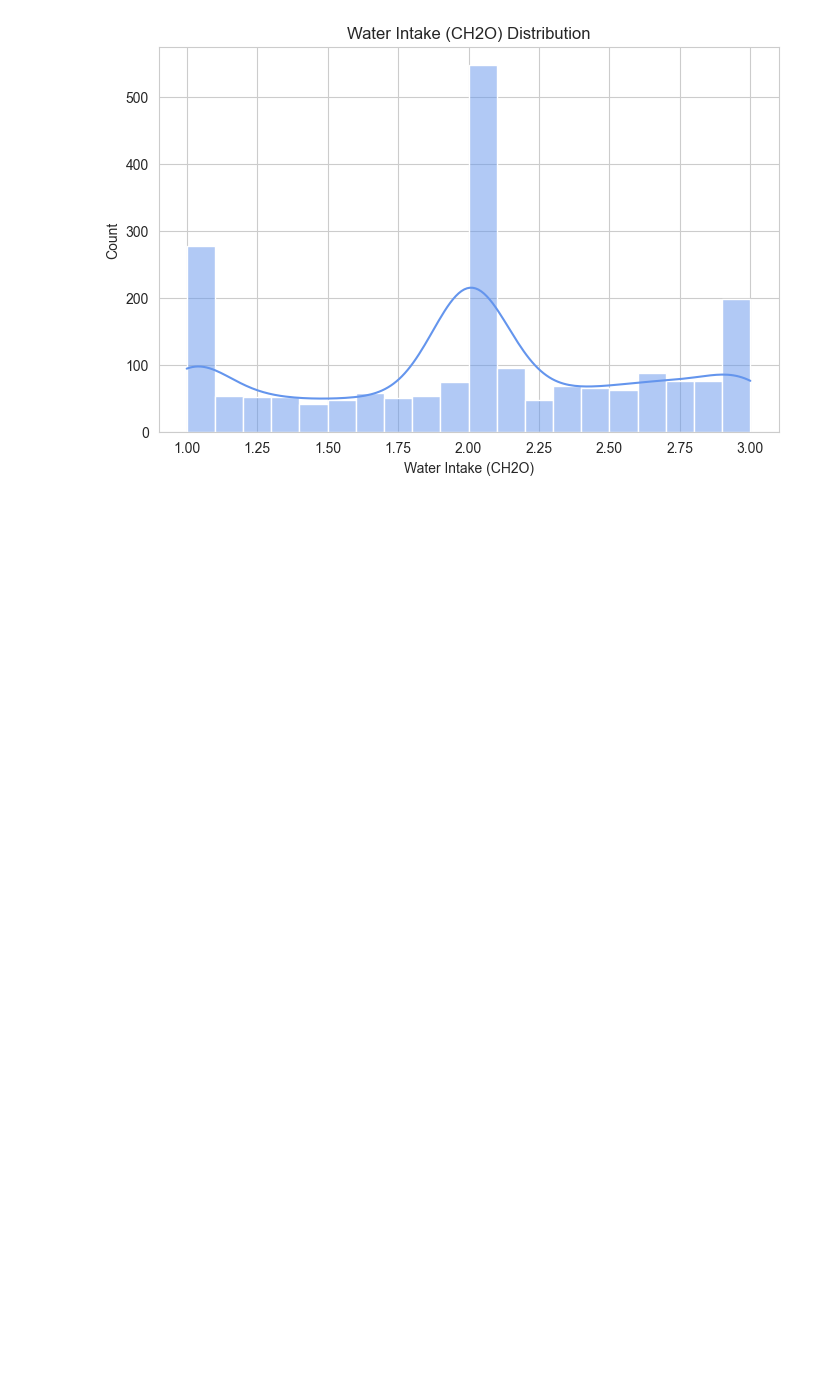
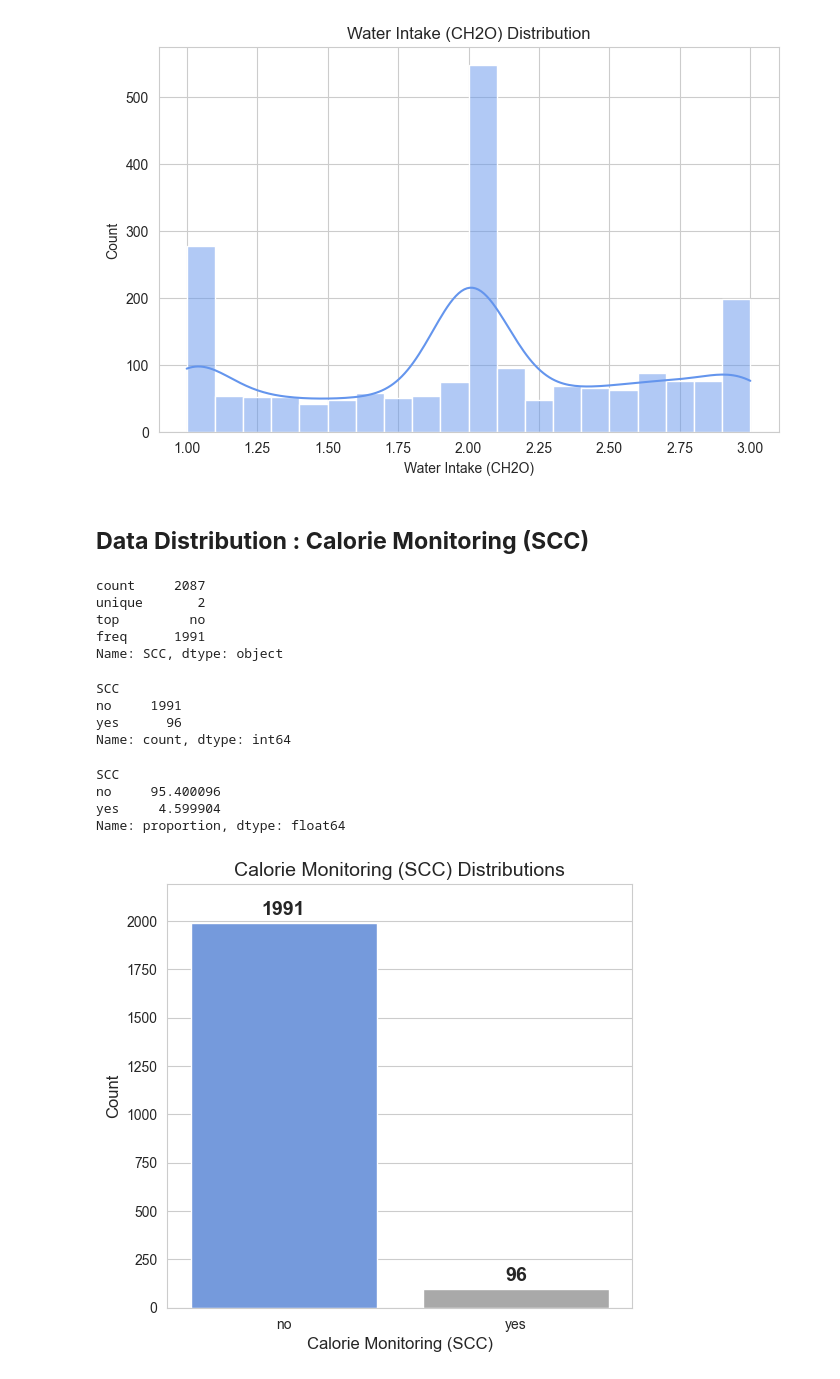
Before and after one commit to arsiimam/Obesity-Factors-Analysis, a Jupyter notebook: Notebooks/data_cleaning.ipynb, the cells around one changed output. Saved outputs shown, nothing was run; the diff lists cells and outputs as text; code cells hidden in the pictures; blank space fills up the shorter version.

Commit message:
Update data_cleaning.ipynb: Add Data distribution for Calorie Monitoring (SCC)

```diff
--- a/Notebooks/data_cleaning.ipynb
+++ b/Notebooks/data_cleaning.ipynb
@@ -772,3 +772,53 @@ plt.title("Water Intake (CH2O) Distribution")
 plt.show()
 # %% [output]
 [figure]
+# %% [markdown]
+  ## **Data Distribution : Calorie Monitoring (SCC)**
+# %%
+df['SCC'].describe()
+# %% [output]
+count     2087
+unique       2
+top         no
+freq      1991
+Name: SCC, dtype: object
+# %%
+scc_counts = df['SCC'].value_counts()
+scc_percents = df['SCC'].value_counts(normalize=True) * 100
+# %%
+scc_counts
+# %% [output]
+SCC
+no     1991
+yes      96
+Name: count, dtype: int64
+# %%
+scc_percents
+# %% [output]
+SCC
+no     95.400096
+yes     4.599904
+Name: proportion, dtype: float64
+# %%
+# Define custom colors
+colors = ["#6495ED", "#A9A9A9"]  # Light blue and gray
+
+# Create bar plot with increased height
+plt.figure(figsize=(6, 5.5))  # Increase height
+ax = sns.barplot(x=scc_counts.index, y=scc_counts.values, hue=scc_counts.index, palette=colors, legend=False)
+
+# Add value labels with better positioning
+for p in ax.patches:
+    ax.annotate(f"{int(p.get_height())}",
+                (p.get_x() + p.get_width() / 2, p.get_height() + 20),  # Move labels above bars
+                ha='center', va='bottom', fontsize=14, fontweight='bold')
+
+# Labels and title
+plt.xlabel("Calorie Monitoring (SCC)", fontsize=12)
+plt.ylabel("Count", fontsize=12)
+plt.title("Calorie Monitoring (SCC) Distributions", fontsize=14)
+
+plt.ylim(0, scc_counts.max() * 1.1)  # Extend y-axis limit to give space for labels
+plt.show()
+# %% [output]
+[figure, added]
```
